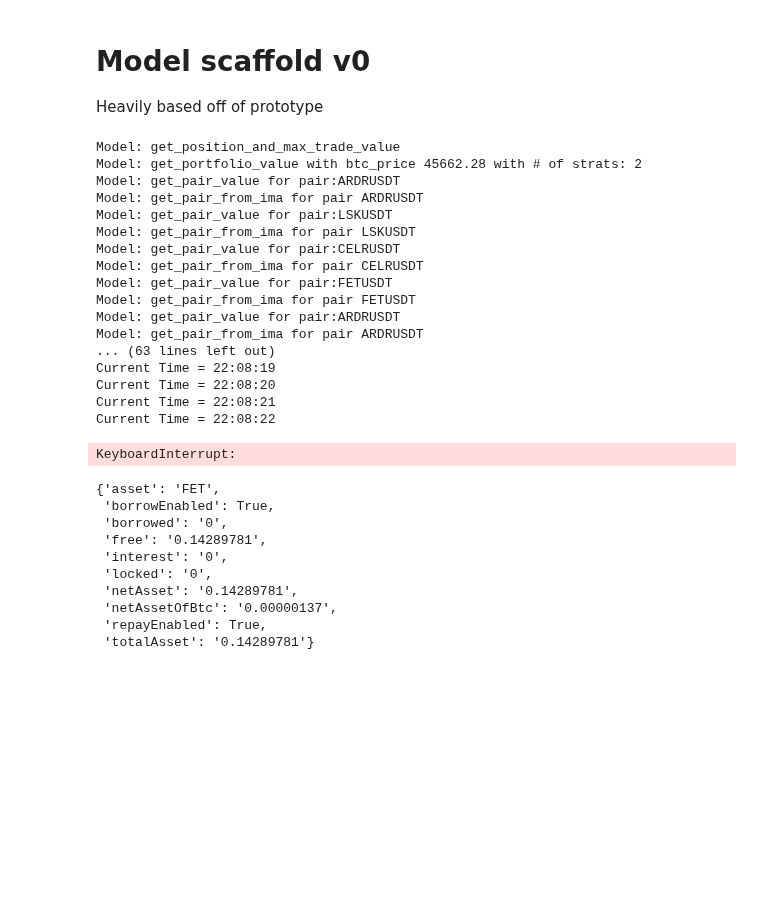
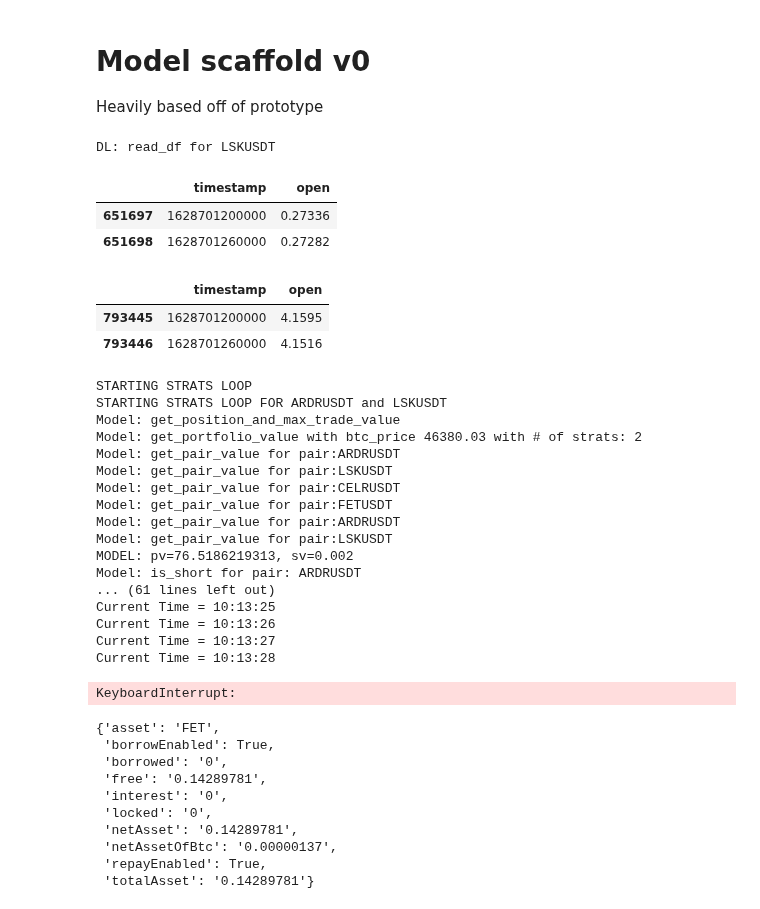
Before and after one commit to sunnymnie/crypto-printer, a Jupyter notebook: model/model-scaffold-v0.ipynb, the cells around one changed output. Saved outputs shown, nothing was run; the diff lists cells and outputs as text; code cells hidden in the pictures; blank space fills up the shorter version.

Commit message:
fix many bugs. Fix bug where not saving correctly, now does save correctly

```diff
--- a/model/model-scaffold-v0.ipynb
+++ b/model/model-scaffold-v0.ipynb
@@ -26,8 +26,24 @@ client = bh.new_binance_client()
 
 mode = 2
 # %%
-#TODO
-Make it so that if file doesn't exist, download it AND SAVE IT
+from downloader import Downloader
+dl = Downloader()
+# %%
+df = dl.read_df("LSKUSDT")
+# %% [output]
+DL: read_df for LSKUSDT
+# %%
+df.tail(2)
+# %% [output]
+|  | timestamp | open |
+| 651697 | 1628701200000 | 0.27336 |
+| 651698 | 1628701260000 | 0.27282 |
+# %%
+df.tail(2)
+# %% [output]
+|  | timestamp | open |
+| 793445 | 1628701200000 | 4.1595 |
+| 793446 | 1628701260000 | 4.1516 |
 # %%
 print("Importing...")
 from strategy import Strategy
@@ -35,31 +51,31 @@ from model import Model
 print("Init strats...")
 #🛑 DO NOT RUN UNTIL ALL CODE IS FINISHED
 strats = [
-    Strategy("ARDRUSDT", "LSKUSDT", 4, 0, 3000, 0.7),
-    Strategy("CELRUSDT", "FETUSDT", 3, 0, 4000, 0.3)
+    Strategy("ARDRUSDT", "LSKUSDT", 4, 0, 3000, 1.),
+    Strategy("CELRUSDT", "FETUSDT", 3, 0, 4000, 0.8)
 ]
 print("Init printer")
-printer = Model(strats)
+printer = Model(strats, min_trade_amt=12)
 print("Running printer...")
 printer.turn_on()
 # %% [output]
+STARTING STRATS LOOP
+STARTING STRATS LOOP FOR ARDRUSDT and LSKUSDT
 Model: get_position_and_max_trade_value
-Model: get_portfolio_value with btc_price 45662.28 with # of strats: 2
+Model: get_portfolio_value with btc_price 46380.03 with # of strats: 2
 Model: get_pair_value for pair:ARDRUSDT
-Model: get_pair_from_ima for pair ARDRUSDT
 Model: get_pair_value for pair:LSKUSDT
-Model: get_pair_from_ima for pair LSKUSDT
 Model: get_pair_value for pair:CELRUSDT
-Model: get_pair_from_ima for pair CELRUSDT
 Model: get_pair_value for pair:FETUSDT
-Model: get_pair_from_ima for pair FETUSDT
 Model: get_pair_value for pair:ARDRUSDT
-Model: get_pair_from_ima for pair ARDRUSDT
-... (63 lines left out)
-Current Time = 22:08:19
-Current Time = 22:08:20
-Current Time = 22:08:21
-Current Time = 22:08:22
+Model: get_pair_value for pair:LSKUSDT
+MODEL: pv=76.5186219313, sv=0.002
+Model: is_short for pair: ARDRUSDT
+... (61 lines left out)
+Current Time = 10:13:25
+Current Time = 10:13:26
+Current Time = 10:13:27
+Current Time = 10:13:28
 KeyboardInterrupt:
 # %%
 bh.get_margin_asset(client, "FET")
```
Also changed, not shown: 6 other files.
